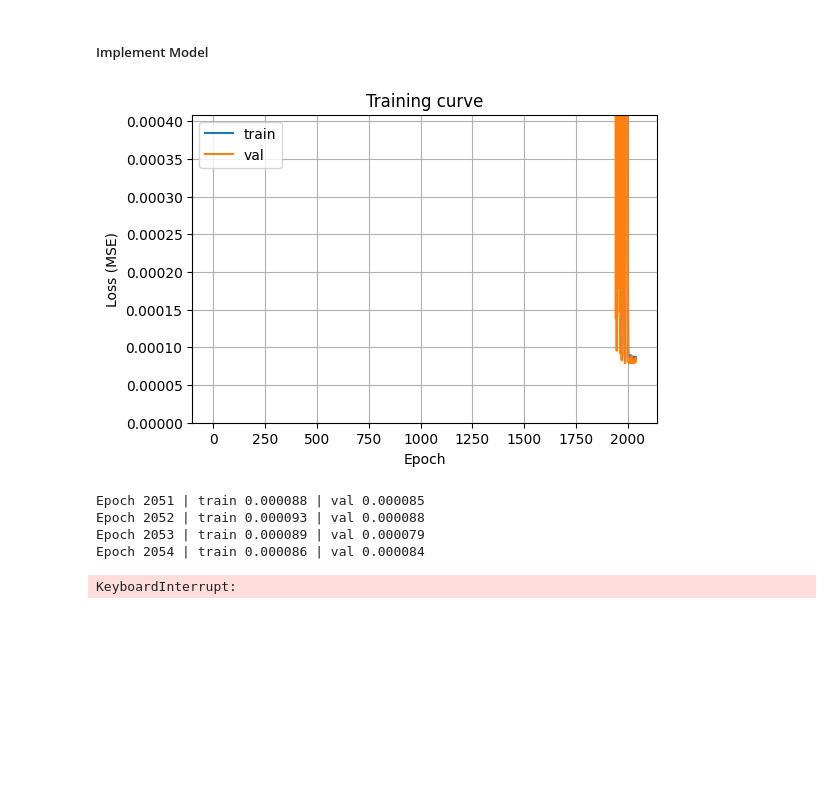
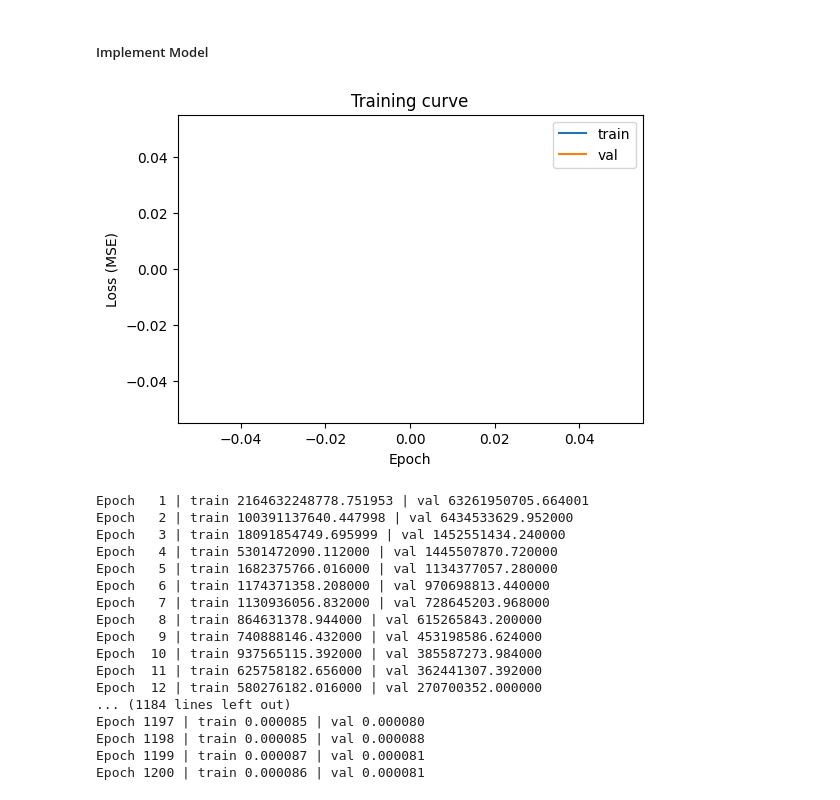
Before and after one commit to ericwilsonsb/_AI_Final_Code, a Jupyter notebook: ML_Training/MLP_training_1.ipynb, the cells around one changed output. Saved outputs shown, nothing was run; the diff lists cells and outputs as text; code cells hidden in the pictures; blank space fills up the shorter version.

```diff
--- a/ML_Training/MLP_training_1.ipynb
+++ b/ML_Training/MLP_training_1.ipynb
@@ -72,19 +72,31 @@ MLP_1 = ML.MLP_v1(  in_dim = 1000,
 # %%
 
 # Train Model
-MLP_1 = ML.train_model( tr_dl, va_dl,
+MLP_1, hist_train, hist_val = ML.train_model( tr_dl, va_dl,
                         criterion = criterion,
                         batch_size = 128,
                         lr = 1e-3,
                         weight_decay = 1e-4,
-                        num_epochs = 5000,
+                        num_epochs = 1200,
                         drop_prob = 0.05,
                         device = device,
-                        plotting=True)
+                        plotting=False)
 # %% [output]
-[figure, old version]
+[figure, new version]
-Epoch 2051 | train 0.000088 | val 0.000085
-Epoch 2052 | train 0.000093 | val 0.000088
-Epoch 2053 | train 0.000089 | val 0.000079
-Epoch 2054 | train 0.000086 | val 0.000084
+Epoch   1 | train 2164632248778.751953 | val 63261950705.664001
+Epoch   2 | train 100391137640.447998 | val 6434533629.952000
+Epoch   3 | train 18091854749.695999 | val 1452551434.240000
+Epoch   4 | train 5301472090.112000 | val 1445507870.720000
+Epoch   5 | train 1682375766.016000 | val 1134377057.280000
+Epoch   6 | train 1174371358.208000 | val 970698813.440000
+Epoch   7 | train 1130936056.832000 | val 728645203.968000
+Epoch   8 | train 864631378.944000 | val 615265843.200000
+Epoch   9 | train 740888146.432000 | val 453198586.624000
+Epoch  10 | train 937565115.392000 | val 385587273.984000
+Epoch  11 | train 625758182.656000 | val 362441307.392000
+Epoch  12 | train 580276182.016000 | val 270700352.000000
+... (1184 lines left out)
+Epoch 1197 | train 0.000085 | val 0.000080
+Epoch 1198 | train 0.000085 | val 0.000088
+Epoch 1199 | train 0.000087 | val 0.000081
+Epoch 1200 | train 0.000086 | val 0.000081
-KeyboardInterrupt:
```
Also changed, not shown: parts of 3 cells of this notebook, 7 other files.
